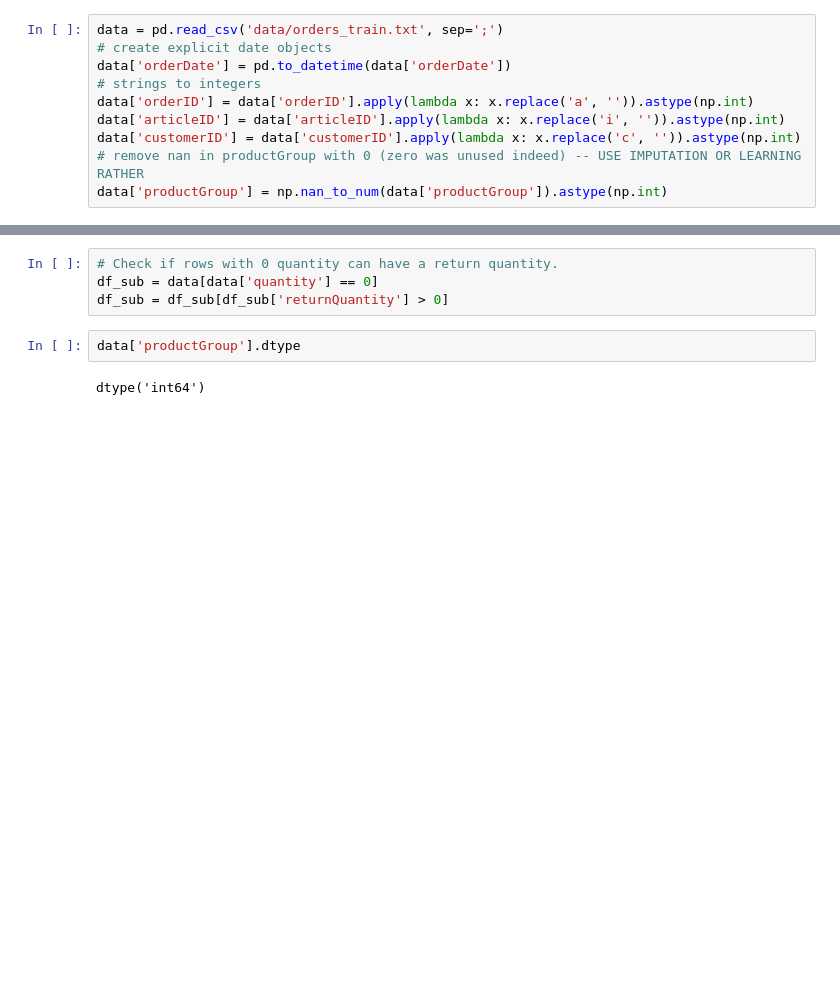
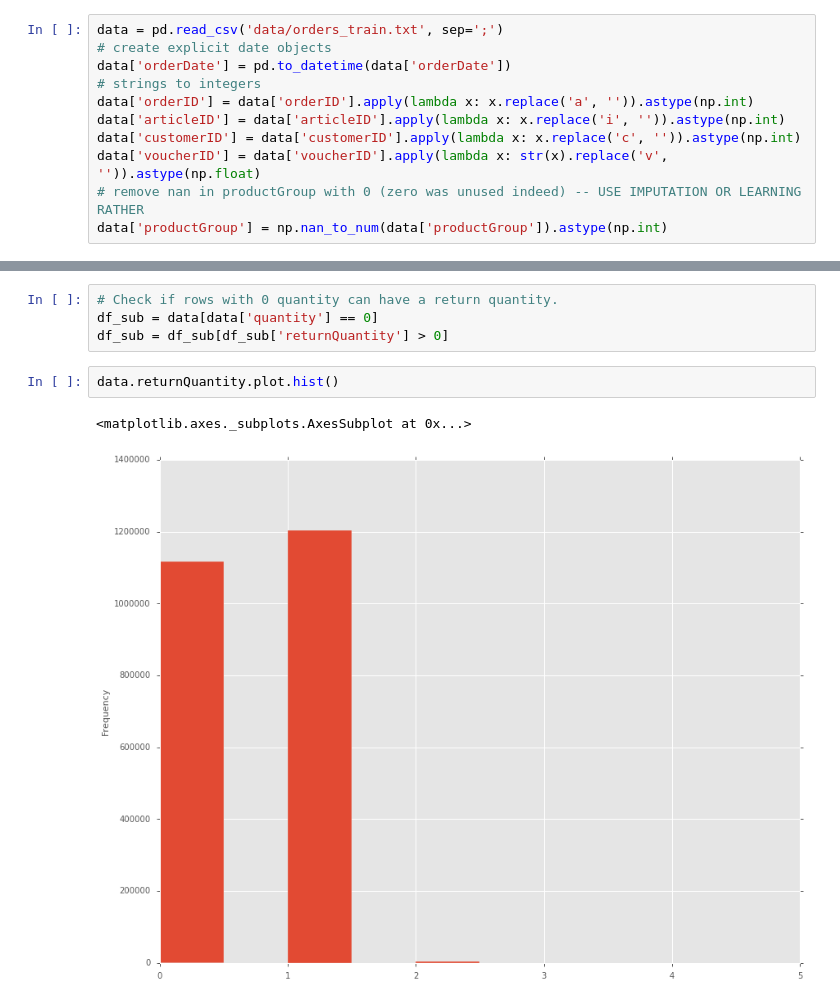
Before and after one commit to aleximmer/run-dmc, a Jupyter notebook: DataAnalysis.ipynb, the cells around one changed output, grey strips where cells are left out. Saved outputs shown, nothing was run; the diff lists cells and outputs as text; blank space fills up the shorter version.

```diff
--- a/DataAnalysis.ipynb
+++ b/DataAnalysis.ipynb
@@ -16,6 +16,7 @@ data['orderDate'] = pd.to_datetime(data['orderDate'])
 data['orderID'] = data['orderID'].apply(lambda x: x.replace('a', '')).astype(np.int)
 data['articleID'] = data['articleID'].apply(lambda x: x.replace('i', '')).astype(np.int)
 data['customerID'] = data['customerID'].apply(lambda x: x.replace('c', '')).astype(np.int)
+data['voucherID'] = data['voucherID'].apply(lambda x: str(x).replace('v', '')).astype(np.float)
 # remove nan in productGroup with 0 (zero was unused indeed) -- USE IMPUTATION OR LEARNING RATHER
 data['productGroup'] = np.nan_to_num(data['productGroup']).astype(np.int)
 # %%
@@ -43,7 +44,8 @@ data #index_col='orderID',
 # Check if rows with 0 quantity can have a return quantity.
 df_sub = data[data['quantity'] == 0]
 df_sub = df_sub[df_sub['returnQuantity'] > 0]
-# %%
-data['productGroup'].dtype
-# %% [output]
-dtype('int64')
+# %%
+data.returnQuantity.plot.hist()
+# %% [output]
+<matplotlib.axes._subplots.AxesSubplot at 0x...>
+[figure, added]
```
Also changed, not shown: parts of 8 cells of this notebook.
